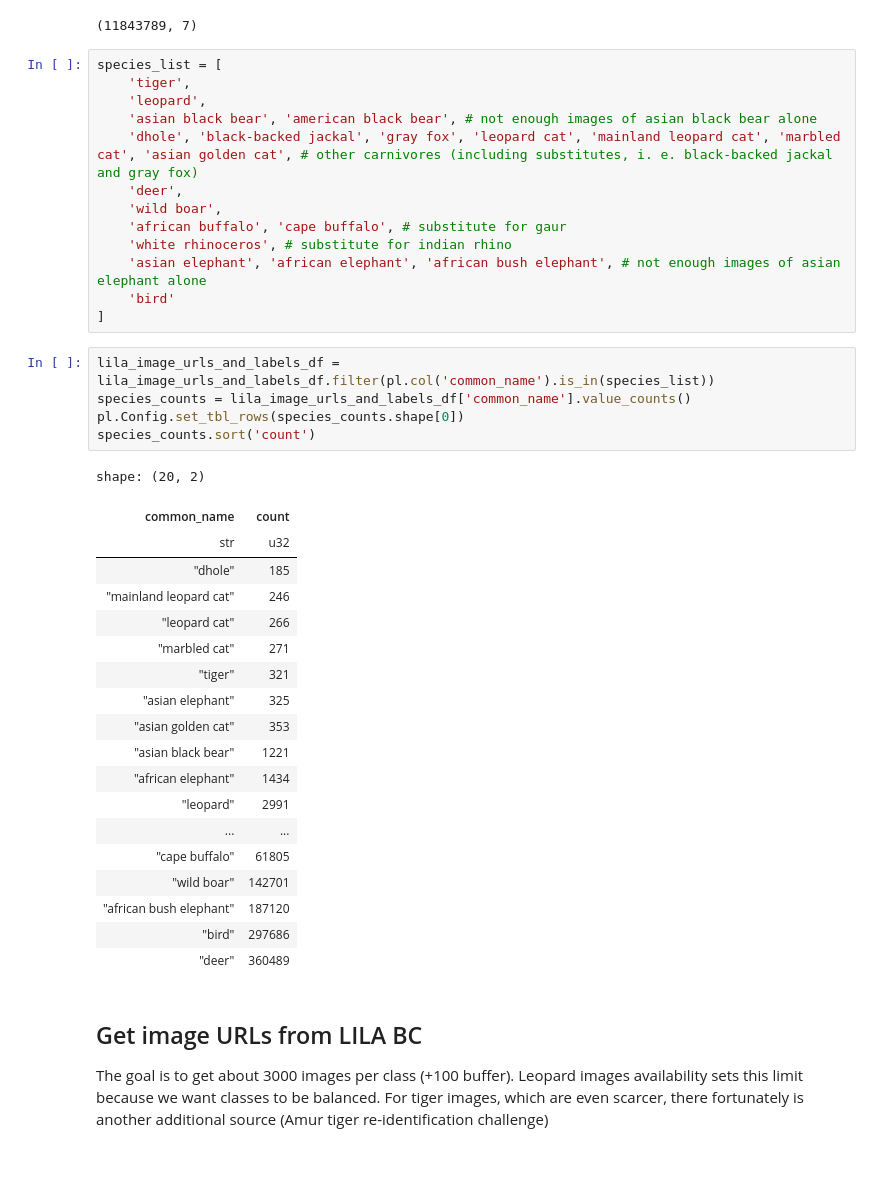
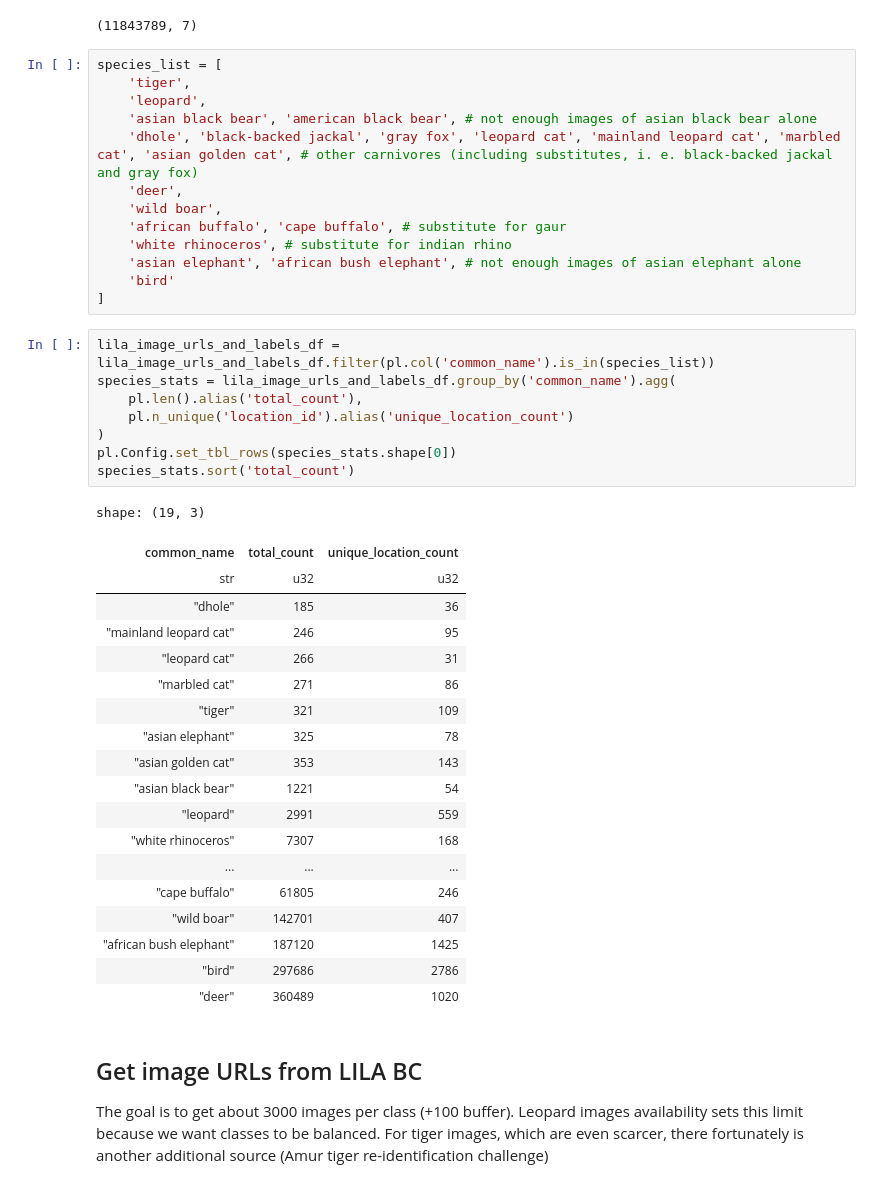
Before and after one commit to alexvmt/TeraiNet, a Jupyter notebook: notebooks/sample_images_from_lila_bc.ipynb, the cells around one changed output. Cells and saved outputs as stored; diff of their text form.

```diff
--- a/notebooks/sample_images_from_lila_bc.ipynb
+++ b/notebooks/sample_images_from_lila_bc.ipynb
@@ -113,34 +114,37 @@ species_list = [
     'wild boar',
     'african buffalo', 'cape buffalo', # substitute for gaur
     'white rhinoceros', # substitute for indian rhino
-    'asian elephant', 'african elephant', 'african bush elephant', # not enough images of asian elephant alone
+    'asian elephant', 'african bush elephant', # not enough images of asian elephant alone
     'bird'
 ]
 # %%
 lila_image_urls_and_labels_df = lila_image_urls_and_labels_df.filter(pl.col('common_name').is_in(species_list))
-species_counts = lila_image_urls_and_labels_df['common_name'].value_counts()
-pl.Config.set_tbl_rows(species_counts.shape[0])
-species_counts.sort('count')
+species_stats = lila_image_urls_and_labels_df.group_by('common_name').agg(
+    pl.len().alias('total_count'),
+    pl.n_unique('location_id').alias('unique_location_count')
+)
+pl.Config.set_tbl_rows(species_stats.shape[0])
+species_stats.sort('total_count')
 # %% [output]
-shape: (20, 2)
+shape: (19, 3)
-| common_name | count |
-| str | u32 |
-| "dhole" | 185 |
-| "mainland leopard cat" | 246 |
-| "leopard cat" | 266 |
-| "marbled cat" | 271 |
-| "tiger" | 321 |
-| "asian elephant" | 325 |
-| "asian golden cat" | 353 |
-| "asian black bear" | 1221 |
-| "african elephant" | 1434 |
-| "leopard" | 2991 |
-| ... | ... |
-| "cape buffalo" | 61805 |
-| "wild boar" | 142701 |
-| "african bush elephant" | 187120 |
-| "bird" | 297686 |
-| "deer" | 360489 |
+| common_name | total_count | unique_location_count |
+| str | u32 | u32 |
+| "dhole" | 185 | 36 |
+| "mainland leopard cat" | 246 | 95 |
+| "leopard cat" | 266 | 31 |
+| "marbled cat" | 271 | 86 |
+| "tiger" | 321 | 109 |
+| "asian elephant" | 325 | 78 |
+| "asian golden cat" | 353 | 143 |
+| "asian black bear" | 1221 | 54 |
+| "leopard" | 2991 | 559 |
+| "white rhinoceros" | 7307 | 168 |
+| ... | ... | ... |
+| "cape buffalo" | 61805 | 246 |
+| "wild boar" | 142701 | 407 |
+| "african bush elephant" | 187120 | 1425 |
+| "bird" | 297686 | 2786 |
+| "deer" | 360489 | 1020 |
 # %% [markdown]
 ## Get image URLs from LILA BC
 
```
Also changed, not shown: parts of 23 cells of this notebook, 12 other files.
